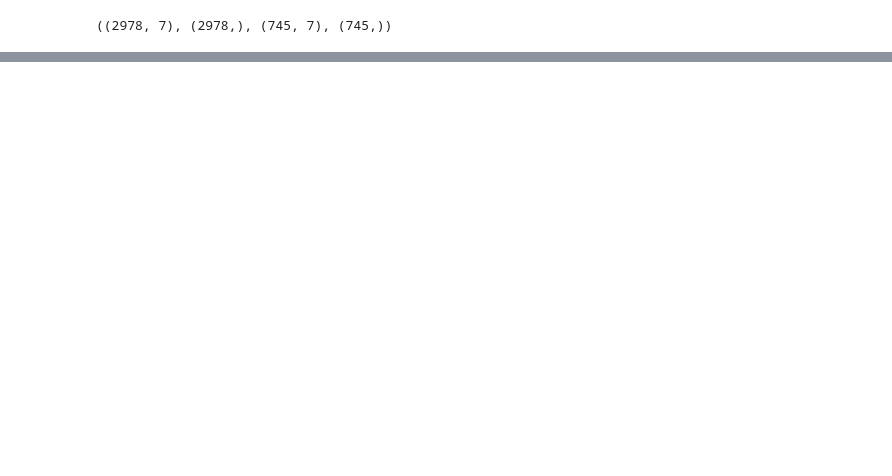
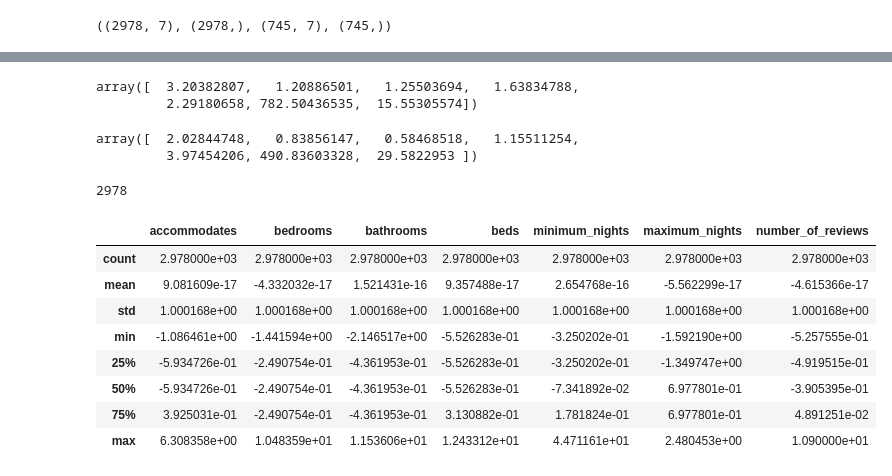
Before and after one commit to harera3/ML_Blueprints, a Jupyter notebook: 02_Evaluating_Model_performance.ipynb, the cells around one changed output, grey strips where cells are left out. Saved outputs shown, nothing was run; the diff lists cells and outputs as text; code cells hidden in the pictures; blank space fills up the shorter version.

```diff
--- a/02_Evaluating_Model_performance.ipynb
+++ b/02_Evaluating_Model_performance.ipynb
@@ -175,6 +175,8 @@ y_train = train['price']
 X_test = test.drop('price', axis=1)
 y_test = test['price']
 
+X_cols = X_train.columns
+
 X_train.shape, y_train.shape, X_test.shape, y_test.shape
 # %% [output]
 ((2978, 7), (2978,), (745, 7), (745,))
@@ -191,0 +185,10 @@ dc.dtypes
+# %%
+from sklearn.preprocessing import StandardScaler
+
+scaler = StandardScaler()
+X_train_scaled = scaler.fit_transform(X_train)
+X_test_scaled = scaler.transform(X_test)
+
+X_train = pd.DataFrame(X_train_scaled)
+X_train.columns = X_cols
+X_train.head()
@@ -191,0 +202,26 @@ dc.dtypes
+# %%
+scaler.mean_
+# %% [output]
+array([  3.20382807,   1.20886501,   1.25503694,   1.63834788,
+         2.29180658, 782.50436535,  15.55305574])
+# %%
+scaler.scale_
+# %% [output]
+array([  2.02844748,   0.83856147,   0.58468518,   1.15511254,
+         3.97454206, 490.83603328,  29.5822953 ])
+# %%
+scaler.n_samples_seen_
+# %% [output]
+2978
+# %%
+X_train.describe()
+# %% [output]
+|  | accommodates | bedrooms | bathrooms | beds | minimum_nights | maximum_nights | number_of_reviews |
+| count | 2.978000e+03 | 2.978000e+03 | 2.978000e+03 | 2.978000e+03 | 2.978000e+03 | 2.978000e+03 | 2.978000e+03 |
+| mean | 9.081609e-17 | -4.332032e-17 | 1.521431e-16 | 9.357488e-17 | 2.654768e-16 | -5.562299e-17 | -4.615366e-17 |
+| std | 1.000168e+00 | 1.000168e+00 | 1.000168e+00 | 1.000168e+00 | 1.000168e+00 | 1.000168e+00 | 1.000168e+00 |
+| min | -1.086461e+00 | -1.441594e+00 | -2.146517e+00 | -5.526283e-01 | -3.250202e-01 | -1.592190e+00 | -5.257555e-01 |
+| 25% | -5.934726e-01 | -2.490754e-01 | -4.361953e-01 | -5.526283e-01 | -3.250202e-01 | -1.349747e+00 | -4.919515e-01 |
+| 50% | -5.934726e-01 | -2.490754e-01 | -4.361953e-01 | -5.526283e-01 | -7.341892e-02 | 6.977801e-01 | -3.905395e-01 |
+| 75% | 3.925031e-01 | -2.490754e-01 | -4.361953e-01 | 3.130882e-01 | 1.781824e-01 | 6.977801e-01 | 4.891251e-02 |
+| max | 6.308358e+00 | 1.048359e+01 | 1.153606e+01 | 1.243312e+01 | 4.471161e+01 | 2.480453e+00 | 1.090000e+01 |
```
Also changed, not shown: parts of 22 cells of this notebook.
